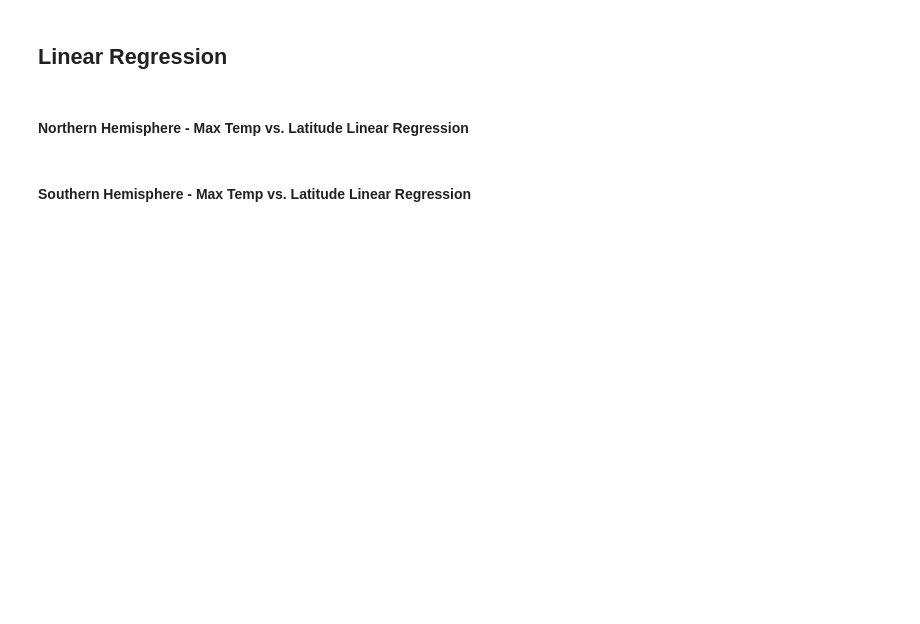
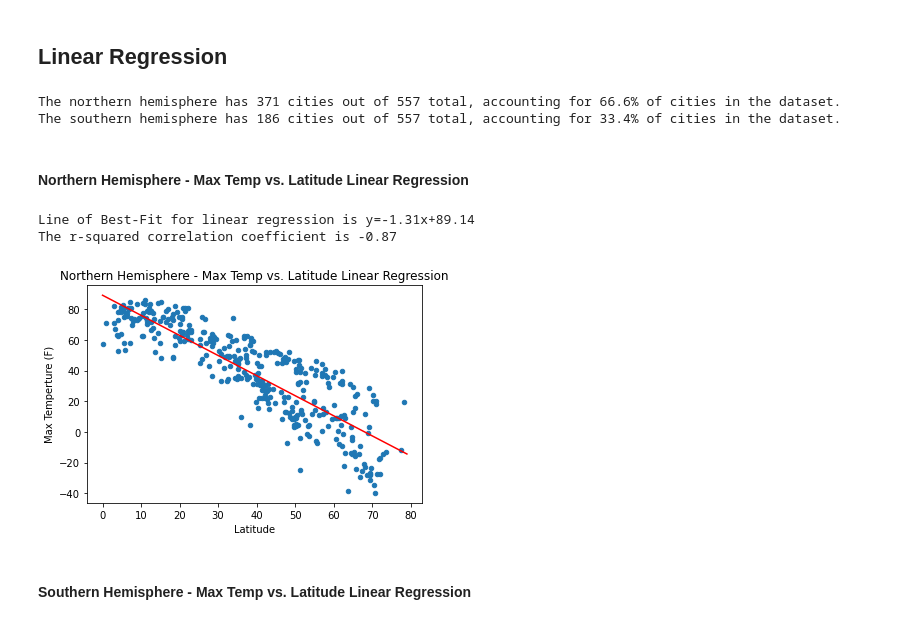
Before and after one commit to cc-christin/python-api-challenge, a Jupyter notebook: WeatherPy/WeatherPy.ipynb, the cells around one changed output. Cells and saved outputs as stored; diff of their text form; code cells hidden in the pictures; blank space fills up the shorter version.

Commit message:
complete linear regression

```diff
--- a/WeatherPy/WeatherPy.ipynb
+++ b/WeatherPy/WeatherPy.ipynb
@@ -288,4 +340,51 @@ lat_vs_wind_speed.get_figure().savefig("../Images/Fig4.png")
+# %%
+# Northern and Southern Hemispheres
+
+# Northern Hemisphere DataFrame
+northern_hemisphere = city_info_df.loc[city_info_df["Lat"] >= 0]
+# Count of Cities in the Northern Hemisphere
+northern_count = len(northern_hemisphere)
+# Print
+print("The northern hemisphere has {} cities out of {} total, accounting for {:.1%} of cities in the dataset."
+      .format(northern_count, city_count, (northern_count/city_count)))
+
+# Southern Hemisphere DataFrame
+southern_hemisphere = city_info_df.loc[city_info_df["Lat"] < 0]
+# Count of Cities in the Southern Hemisphere
+southern_count = len(southern_hemisphere)
+# Print
+print("The southern hemisphere has {} cities out of {} total, accounting for {:.1%} of cities in the dataset."
+      .format(southern_count, city_count, (southern_count/city_count)))
+# %% [output]
+The northern hemisphere has 371 cities out of 557 total, accounting for 66.6% of cities in the dataset.
+The southern hemisphere has 186 cities out of 557 total, accounting for 33.4% of cities in the dataset.
 # %% [markdown]
 ####  Northern Hemisphere - Max Temp vs. Latitude Linear Regression
+# %%
+(n_temp_slope, n_temp_intercept, n_temp_r_val, _, _) = linregress(northern_hemisphere["Lat"],
+                                                                 northern_hemisphere["Max Temp"])
+
+x = np.array([a for a in range(80)])
+y = n_temp_slope * x + n_temp_intercept
+
+n_temp_axes = northern_hemisphere.plot(kind="scatter", x="Lat", y="Max Temp",
+                                       title="Northern Hemisphere - Max Temp vs. Latitude Linear Regression")
+# line of best fit
+n_temp_axes.plot(x, y, 'r')
+
+plt.xlabel("Latitude")
+plt.ylabel("Max Temperture (F)")
+
+# print
+print("Line of Best-Fit for linear regression is y={:.2f}x+{:.2f}"
+      .format(n_temp_slope, n_temp_intercept))
+print("The r-squared correlation coefficient is {:.2f}".format(n_temp_r_val))
+
+# save fig
+n_temp_axes.get_figure().savefig("../Images/Fig5_N.png")
+# %% [output]
+Line of Best-Fit for linear regression is y=-1.31x+89.14
+The r-squared correlation coefficient is -0.87
+[figure, added]
 # %% [markdown]
 ####  Southern Hemisphere - Max Temp vs. Latitude Linear Regression
```
Also changed, not shown: parts of 19 cells of this notebook, 13 other files.
